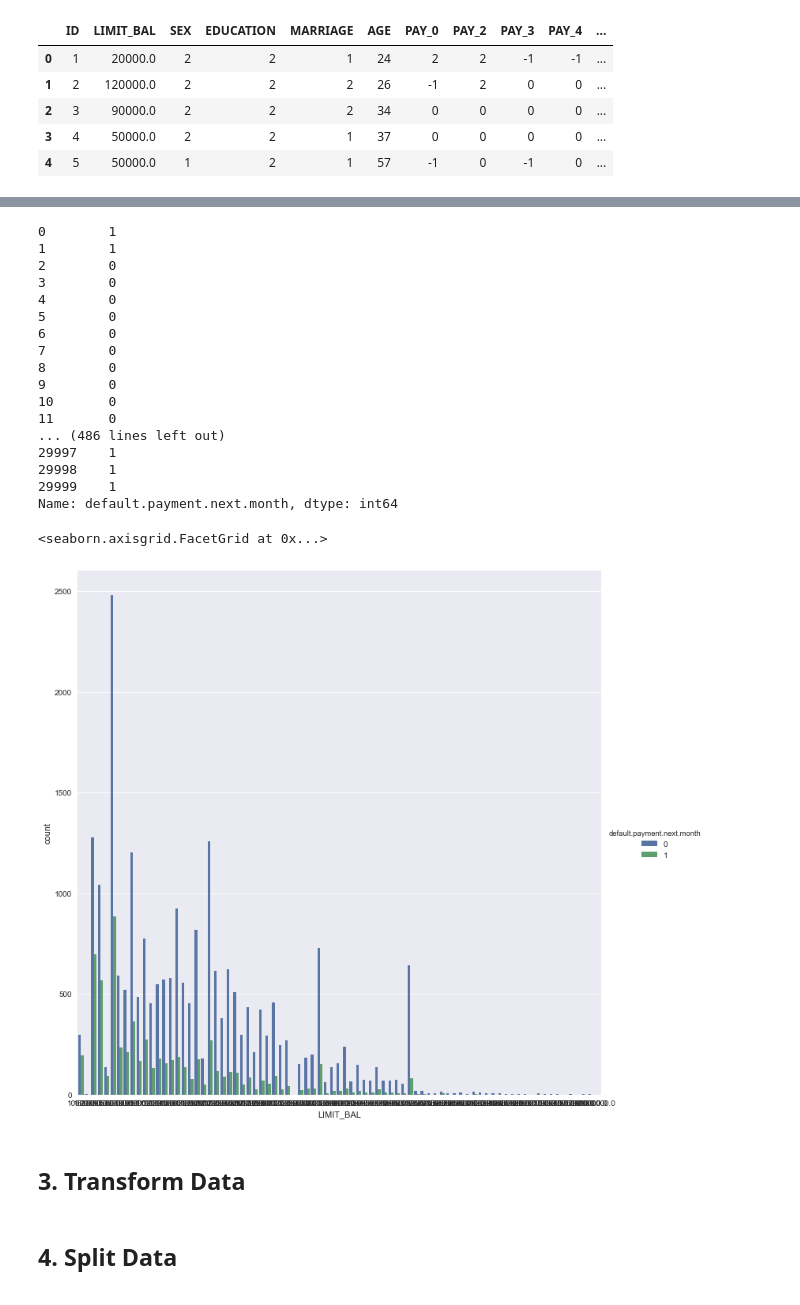
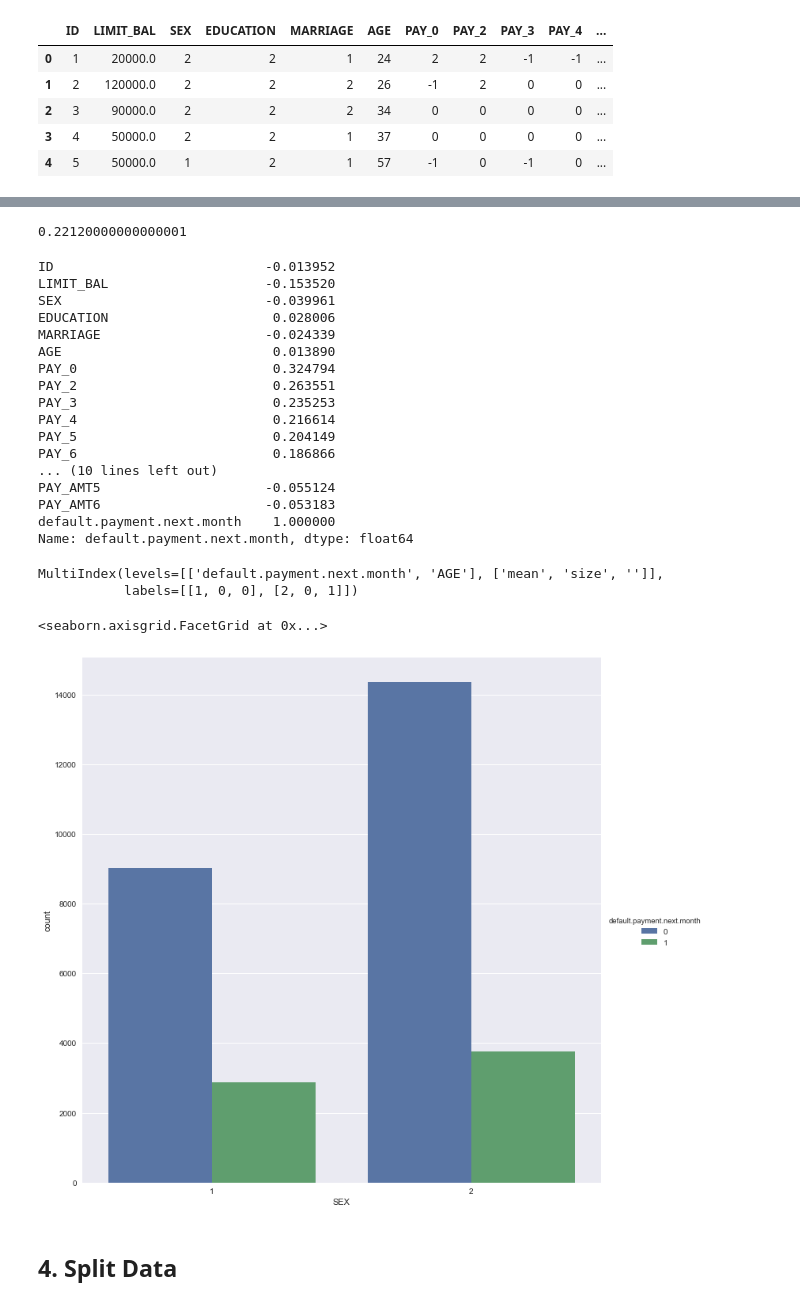
Before and after one commit to Flamer1423/CreditCardDefault, a Jupyter notebook: notebooks/1.0-jhanley412-initial-data-exploration.ipynb, the cells around one changed output, grey strips where cells are left out. Cells and saved outputs as stored; diff of their text form; code cells hidden in the pictures.

```diff
--- a/notebooks/1.0-jhanley412-initial-data-exploration.ipynb
+++ b/notebooks/1.0-jhanley412-initial-data-exploration.ipynb
@@ -33,5 +118,5 @@ pandas.set_option('display.width', 1000)
 # %%
-file = r'C:\Users\jhanl\Documents\Python\Venvs\Sandbox\projects\MachineLearning'
+file = r'C:\Users\jhanl\Documents\Python\Venvs\Sandbox\projects\DS_CreditCardDefault\CreditCardDefault\data\external'
 data_file = 'UCI_Credit_Card.csv'
 data_filepath = os.path.join(file, data_file)
 
@@ -86,41 +205,58 @@ data_df.describe()
+# %%
+#Baseline Probability
+numpy.mean(data_df['default.payment.next.month'])
+# %% [output]
+0.22120000000000001
 # %%
-data_df['default.payment.next.month']
+data_df.corr()['default.payment.next.month']
 # %% [output]
-0        1
-1        1
-2        0
-3        0
-4        0
-5        0
-6        0
-7        0
-8        0
-9        0
-10       0
-11       0
-... (486 lines left out)
-29997    1
-29998    1
-29999    1
-Name: default.payment.next.month, dtype: int64
+ID                           -0.013952
+LIMIT_BAL                    -0.153520
+SEX                          -0.039961
+EDUCATION                     0.028006
+MARRIAGE                     -0.024339
+AGE                           0.013890
+PAY_0                         0.324794
+PAY_2                         0.263551
+PAY_3                         0.235253
+PAY_4                         0.216614
+PAY_5                         0.204149
+PAY_6                         0.186866
+... (10 lines left out)
+PAY_AMT5                     -0.055124
+PAY_AMT6                     -0.053183
+default.payment.next.month    1.000000
+Name: default.payment.next.month, dtype: float64
+# %%
+#Class Probability
+feature_class = 'AGE'
+class_prob_df = data_df[
+    [feature_class
+     ,'default.payment.next.month']
+].groupby(feature_class).agg(
+    {'default.payment.next.month': [np.mean, np.size]
+    }).reset_index()
+class_prob_df
+class_prob_df.columns.get_level_values(0)
+# %% [output]
+MultiIndex(levels=[['default.payment.next.month', 'AGE'], ['mean', 'size', '']],
+           labels=[[1, 0, 0], [2, 0, 1]])
 # %%
-# Let's check out th
-dependent_var = 'LIMIT_BAL'
+
+dependent_var = 'SEX'
 #seaborn.distplot(cc_df['SEX'])
 seaborn.factorplot(
     data = data_df
     ,x = dependent_var
     ,hue = 'default.payment.next.month'
     ,kind = 'count'
     ,size = 10
 )
 #cc_df.describe()
 #cc_df.corr()
 # %% [output]
 <seaborn.axisgrid.FacetGrid at 0x...>
-[figure, old version]
+[figure, new version]
-# %% [markdown]
-## 3. Transform Data
 # %% [markdown]
 ## 4. Split Data
 # %% [markdown]
```
Also changed, not shown: parts of 17 cells of this notebook, 1 other file.
